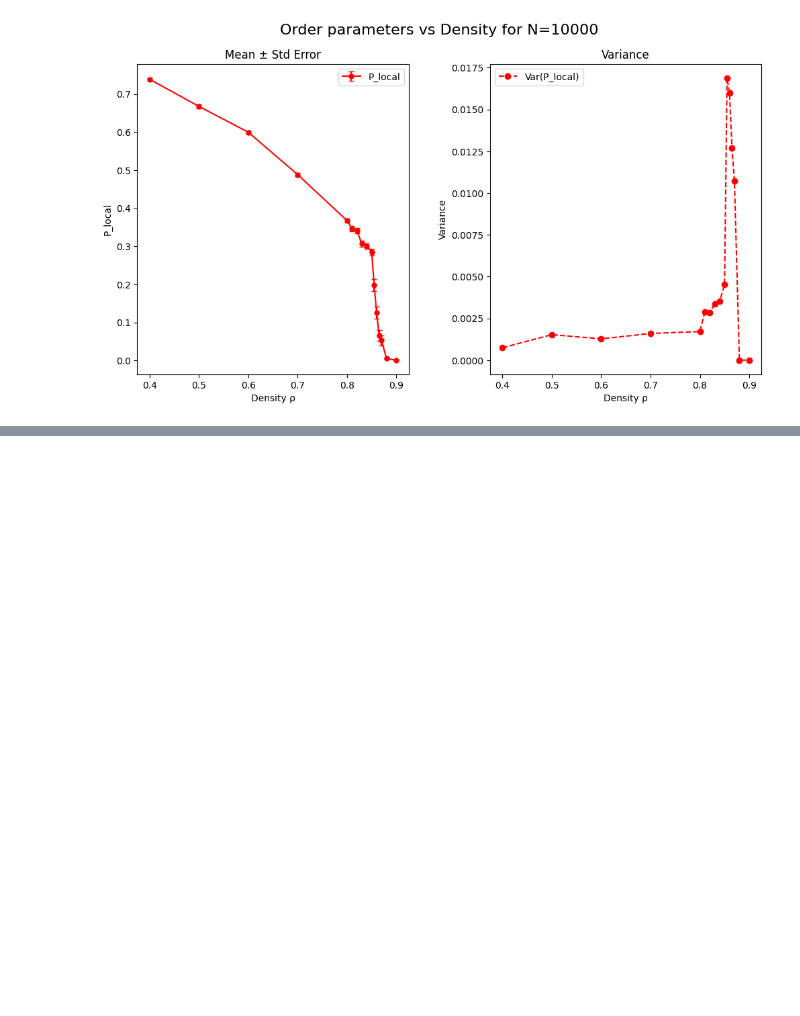
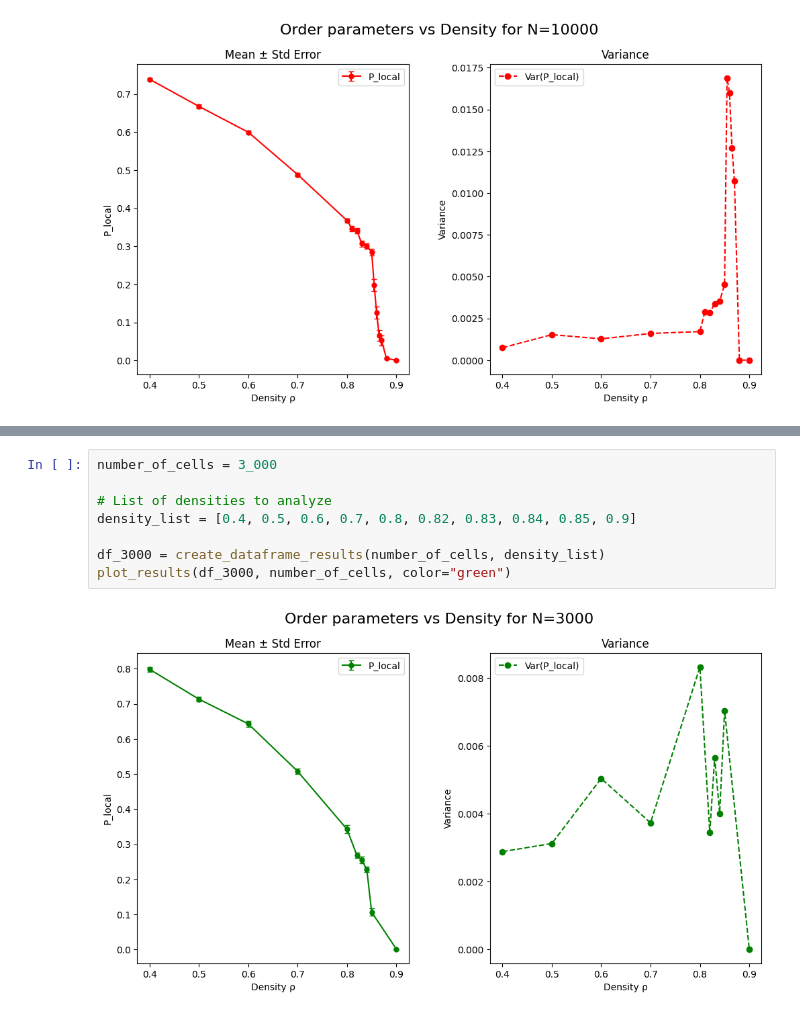
Before and after one commit to gonzaloangaut/oncostreams_analysis, a Jupyter notebook: analysis_local_op.ipynb, the cells around one changed output, grey strips where cells are left out. Drawn from its saved outputs; the diff is of its cells as text; blank space fills up the shorter version.

```diff
--- a/analysis_local_op.ipynb
+++ b/analysis_local_op.ipynb
@@ -224,3 +224,13 @@ plot_results(df_5000, number_of_cells, color="blue")
+# %%
+number_of_cells = 3_000
+
+# List of densities to analyze
+density_list = [0.4, 0.5, 0.6, 0.7, 0.8, 0.82, 0.83, 0.84, 0.85, 0.9]
+
+df_3000 = create_dataframe_results(number_of_cells, density_list)
+plot_results(df_3000, number_of_cells, color="green")
+# %% [output]
+[figure, added]
 # %%
 number_of_cells = 2_000
 
```
Also changed, not shown: parts of 5 cells of this notebook, 6 other files.
